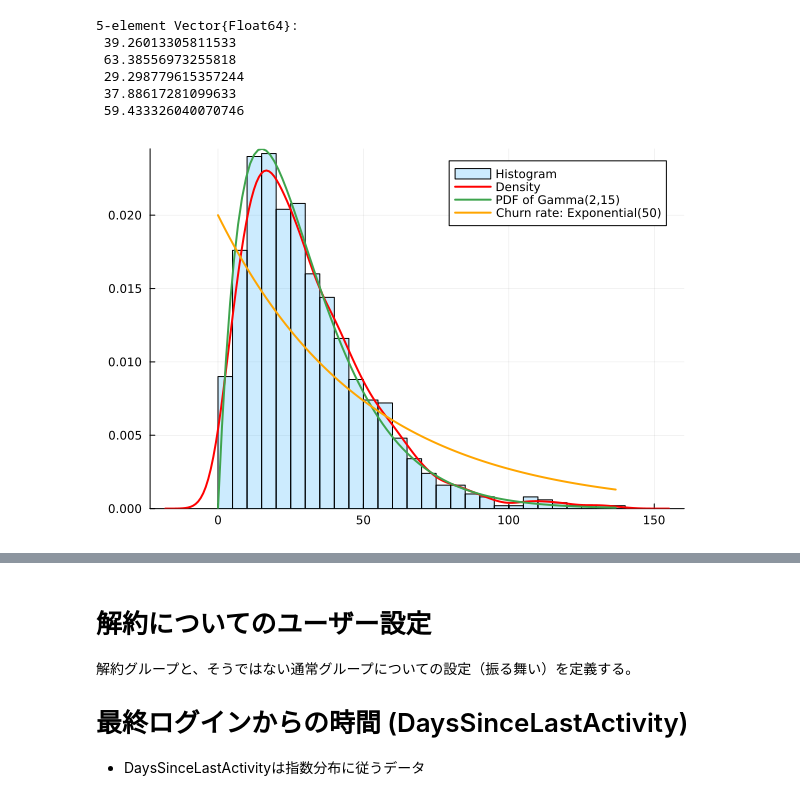
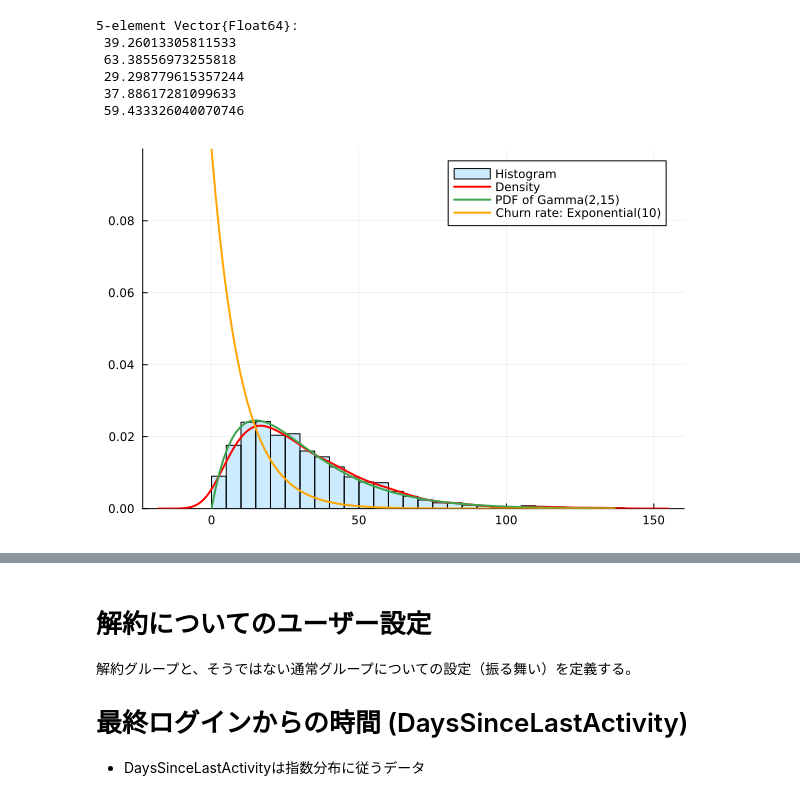
Before and after one commit to tndd/Mymljl, a Jupyter notebook: src/011_prac_self_model.ipynb, the cells around one changed output, grey strips where cells are left out. Drawn from its saved outputs; the diff is of its cells as text; code cells hidden in the pictures.

```diff
--- a/src/011_prac_self_model.ipynb
+++ b/src/011_prac_self_model.ipynb
@@ -165,35 +165,35 @@ display(first(AverageSessionDuration, 5))
 # %%
 # density & ガンマ分布のpdfも併記
 plots_AverageSessionDuration = histogram(
     AverageSessionDuration,
     normalize=true,
     fillalpha=0.2,
     label="Histogram",
 )
 density!(
     AverageSessionDuration,
     label="Density",
     color="red",
     linewidth=2
 )
 x = range(0, maximum(AverageSessionDuration), length=100)
 plot!(
     x,
     pdf(Gamma(2,15), x),
     label="PDF of Gamma(2,15)",
     linewidth=2
 )
-lambda = 50
+lambda = 10
 plot!(
     x,
     pdf(Exponential(lambda), x),
     color="orange",
     linewidth=2,
     label="Churn rate: Exponential($lambda)"
 )
 display(plots_AverageSessionDuration)
 # %% [output]
-[figure, old version]
+[figure, new version]
 # %%
 # 3つを並べて表示
 plot(
```
Also changed, not shown: parts of 2 cells of this notebook.
